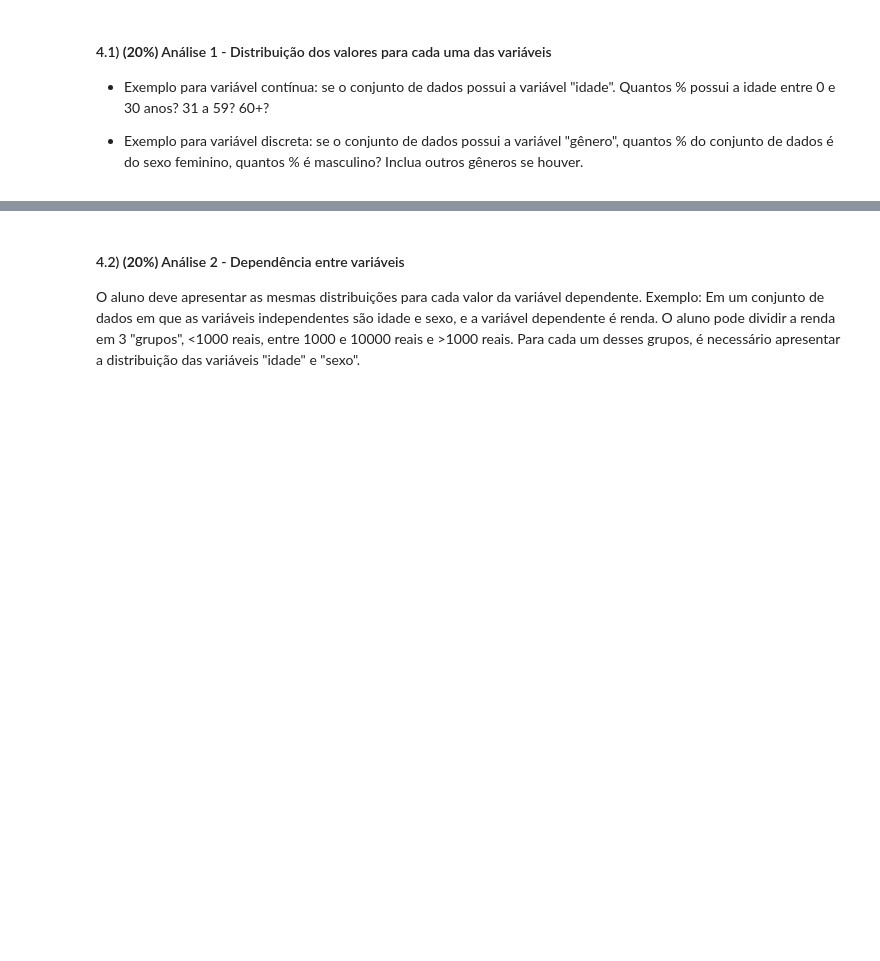
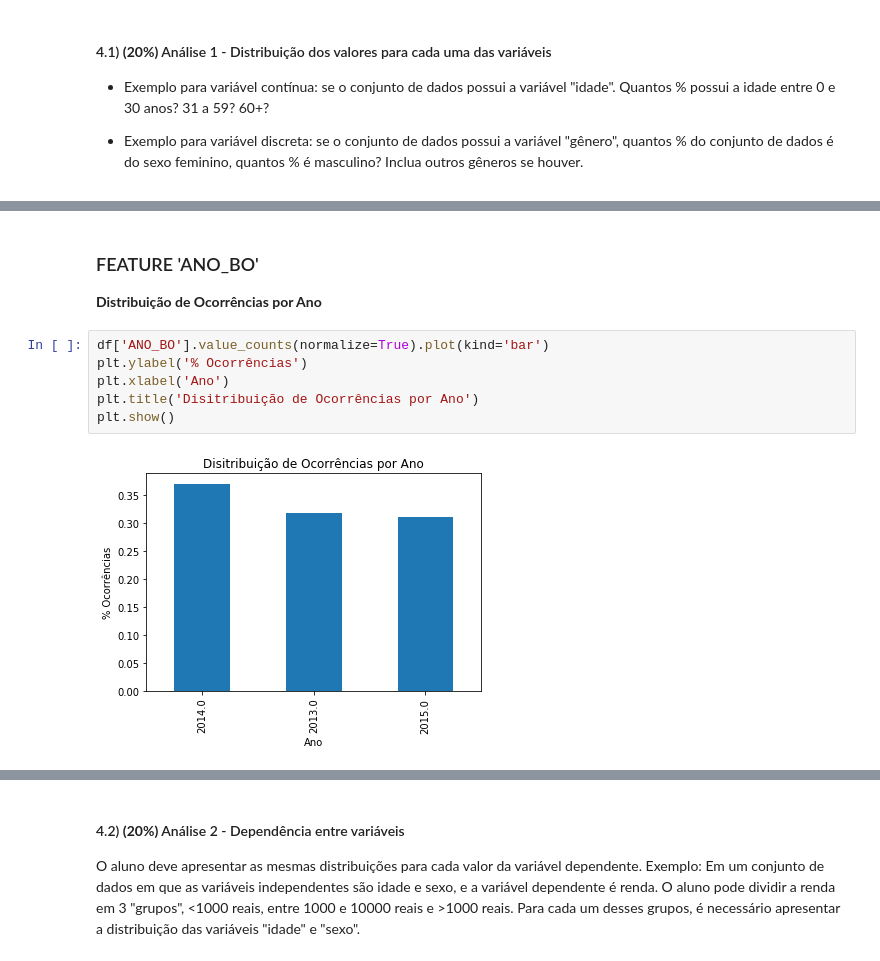
Before and after one commit to PedroHJSantos/aed_projeto_1, a Jupyter notebook: template.ipynb, the cells around one changed output, grey strips where cells are left out. Drawn from its saved outputs; the diff is of its cells as text; blank space fills up the shorter version.

Commit message:
Distribuição valores ('CIDADE', 'ANO_BO', 'MES_OCORRENCIA_BO')

```diff
--- a/template.ipynb
+++ b/template.ipynb
@@ -478,0 +490,12 @@ Name: DESCR_TIPO_PESSOA, dtype: int64
+# %% [markdown]
+### FEATURE 'ANO_BO'
+
+**Distribuição de Ocorrências por Ano**
+# %%
+df['ANO_BO'].value_counts(normalize=True).plot(kind='bar')
+plt.ylabel('% Ocorrências')
+plt.xlabel('Ano')
+plt.title('Disitribuição de Ocorrências por Ano')
+plt.show()
+# %% [output]
+[figure, added]
```
Also changed, not shown: parts of 7 cells of this notebook.
